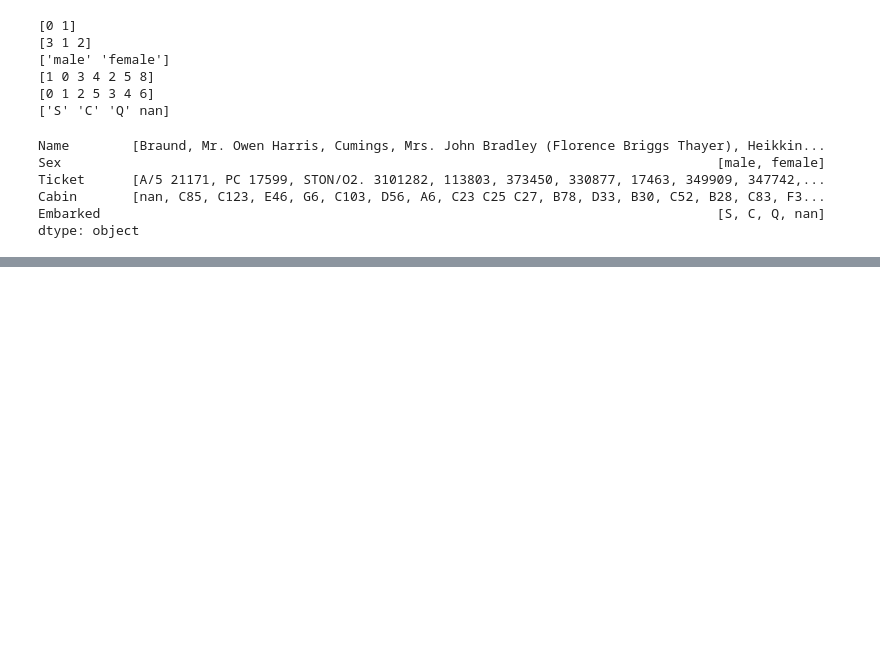
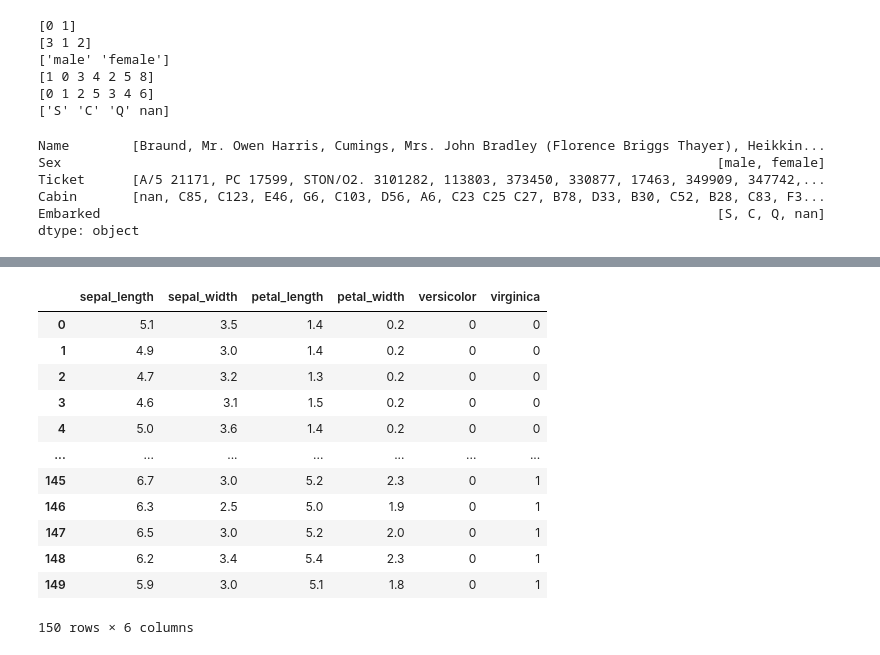
Before and after one commit to watermanbrandyn/classification-exercises, a Jupyter notebook: classification_exercises.ipynb, the cells around one changed output, grey strips where cells are left out. Drawn from its saved outputs; the diff is of its cells as text; code cells hidden in the pictures; blank space fills up the shorter version.

```diff
--- a/classification_exercises.ipynb
+++ b/classification_exercises.ipynb
@@ -282,0 +319,27 @@ dtype: object
+# %%
+def prep_iris(iris_df):
+    '''
+    This function takes in the untransofmred iris data and modifies it by:
+    - dropping the species_id and measurement_id columns
+    - renaming the species_name column to species
+    - creating dummy variables for the species name, and concatenates them to the iris_df
+    '''
+    iris_df = iris_df.drop(columns=['species_id', 'measurement_id'])
+    iris_df = iris_df.rename(columns={'species_name': 'species'})
+    dummy_df = pd.get_dummies(iris_df['species'], drop_first = True)
+    iris_df = pd.concat([iris_df, dummy_df], axis=1)
+    return iris_df.drop(columns= 'species')
+# %% [output]
+|  | sepal_length | sepal_width | petal_length | petal_width | versicolor | virginica |
+| 0 | 5.1 | 3.5 | 1.4 | 0.2 | 0 | 0 |
+| 1 | 4.9 | 3.0 | 1.4 | 0.2 | 0 | 0 |
+| 2 | 4.7 | 3.2 | 1.3 | 0.2 | 0 | 0 |
+| 3 | 4.6 | 3.1 | 1.5 | 0.2 | 0 | 0 |
+| 4 | 5.0 | 3.6 | 1.4 | 0.2 | 0 | 0 |
+| ... | ... | ... | ... | ... | ... | ... |
+| 145 | 6.7 | 3.0 | 5.2 | 2.3 | 0 | 1 |
+| 146 | 6.3 | 2.5 | 5.0 | 1.9 | 0 | 1 |
+| 147 | 6.5 | 3.0 | 5.2 | 2.0 | 0 | 1 |
+| 148 | 6.2 | 3.4 | 5.4 | 2.3 | 0 | 1 |
+| 149 | 5.9 | 3.0 | 5.1 | 1.8 | 0 | 1 |
+150 rows × 6 columns
```
Also changed, not shown: parts of 34 cells of this notebook.
